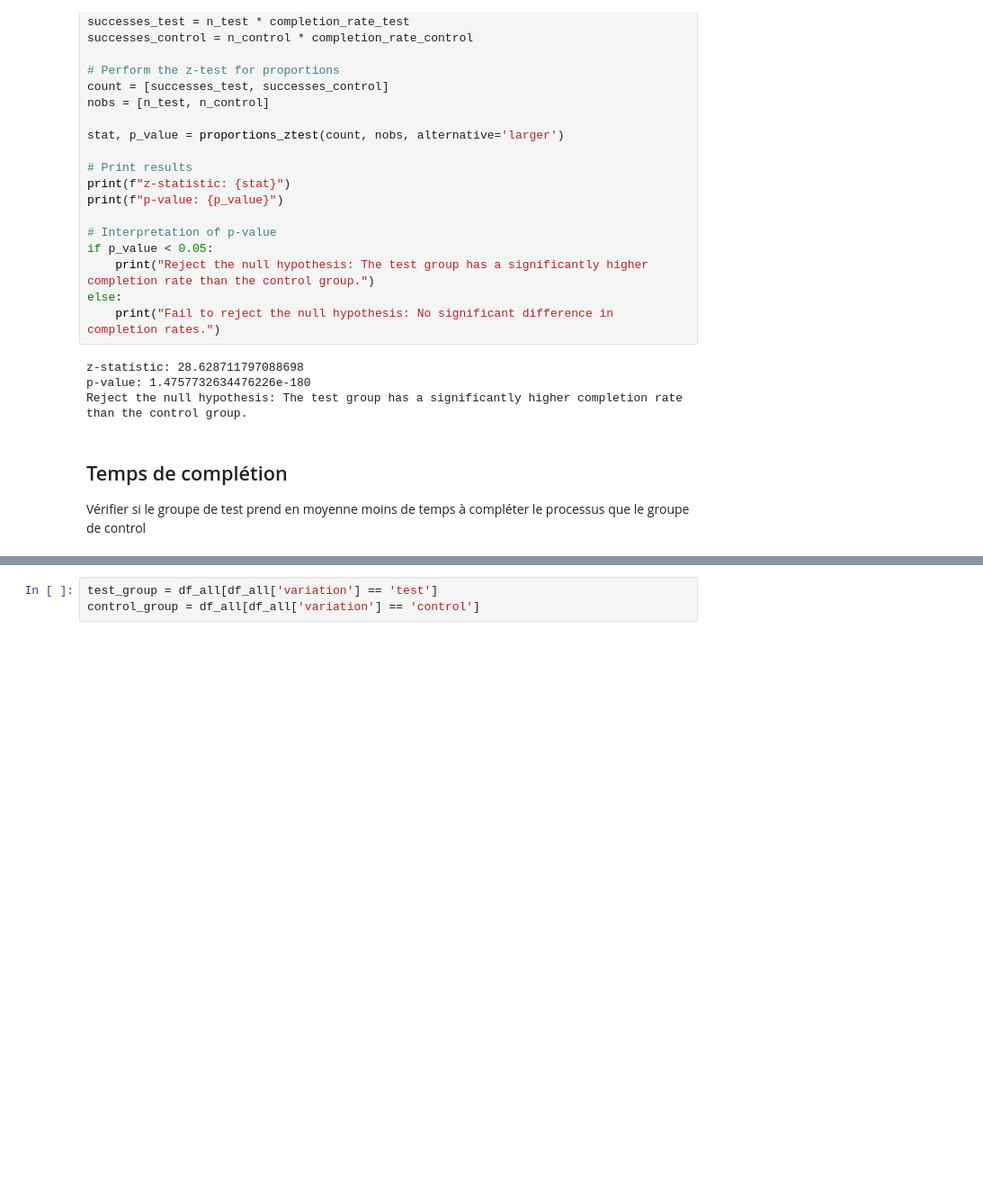
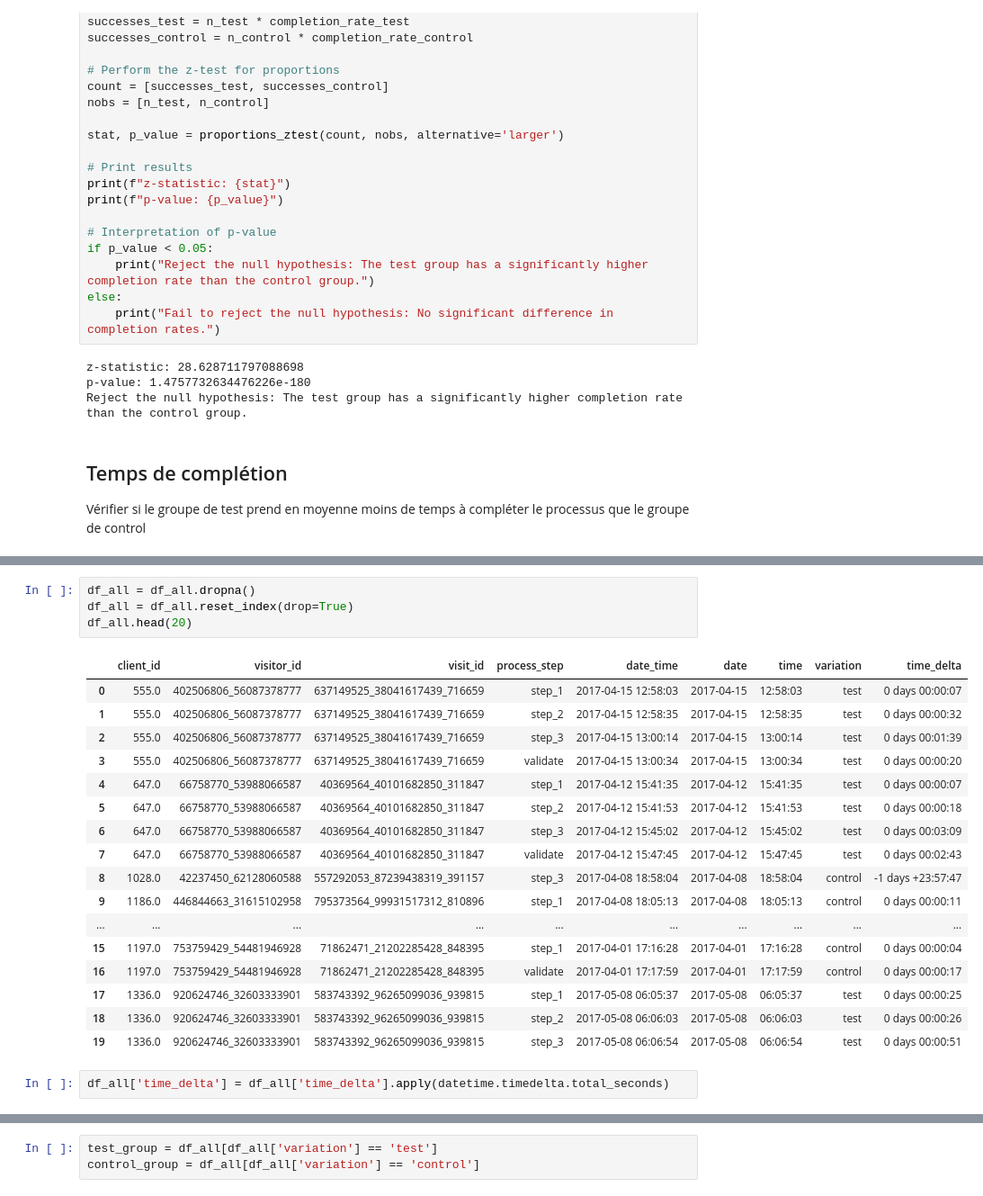
Before and after one commit to Aurelie75FR/Vangard--AB-Test, a Jupyter notebook: notebooks/hypothesis_naeron.ipynb, the cells around one changed output, grey strips where cells are left out. Shown: that part at 90% size. Drawn from its saved outputs; the diff is of its cells as text; blank space fills up the shorter version.

```diff
--- a/notebooks/hypothesis_naeron.ipynb
+++ b/notebooks/hypothesis_naeron.ipynb
@@ -115,0 +145,24 @@ df_all = df_all.reset_index(drop=True)
+# %%
+df_all = df_all.dropna()
+df_all = df_all.reset_index(drop=True)
+df_all.head(20)
+# %% [output]
+|  | client_id | visitor_id | visit_id | process_step | date_time | date | time | variation | time_delta |
+| 0 | 555.0 | 402506806_56087378777 | 637149525_38041617439_716659 | step_1 | 2017-04-15 12:58:03 | 2017-04-15 | 12:58:03 | test | 0 days 00:00:07 |
+| 1 | 555.0 | 402506806_56087378777 | 637149525_38041617439_716659 | step_2 | 2017-04-15 12:58:35 | 2017-04-15 | 12:58:35 | test | 0 days 00:00:32 |
+| 2 | 555.0 | 402506806_56087378777 | 637149525_38041617439_716659 | step_3 | 2017-04-15 13:00:14 | 2017-04-15 | 13:00:14 | test | 0 days 00:01:39 |
+| 3 | 555.0 | 402506806_56087378777 | 637149525_38041617439_716659 | validate | 2017-04-15 13:00:34 | 2017-04-15 | 13:00:34 | test | 0 days 00:00:20 |
+| 4 | 647.0 | 66758770_53988066587 | 40369564_40101682850_311847 | step_1 | 2017-04-12 15:41:35 | 2017-04-12 | 15:41:35 | test | 0 days 00:00:07 |
+| 5 | 647.0 | 66758770_53988066587 | 40369564_40101682850_311847 | step_2 | 2017-04-12 15:41:53 | 2017-04-12 | 15:41:53 | test | 0 days 00:00:18 |
+| 6 | 647.0 | 66758770_53988066587 | 40369564_40101682850_311847 | step_3 | 2017-04-12 15:45:02 | 2017-04-12 | 15:45:02 | test | 0 days 00:03:09 |
+| 7 | 647.0 | 66758770_53988066587 | 40369564_40101682850_311847 | validate | 2017-04-12 15:47:45 | 2017-04-12 | 15:47:45 | test | 0 days 00:02:43 |
+| 8 | 1028.0 | 42237450_62128060588 | 557292053_87239438319_391157 | step_3 | 2017-04-08 18:58:04 | 2017-04-08 | 18:58:04 | control | -1 days +23:57:47 |
+| 9 | 1186.0 | 446844663_31615102958 | 795373564_99931517312_810896 | step_1 | 2017-04-08 18:05:13 | 2017-04-08 | 18:05:13 | control | 0 days 00:00:11 |
+| ... | ... | ... | ... | ... | ... | ... | ... | ... | ... |
+| 15 | 1197.0 | 753759429_54481946928 | 71862471_21202285428_848395 | step_1 | 2017-04-01 17:16:28 | 2017-04-01 | 17:16:28 | control | 0 days 00:00:04 |
+| 16 | 1197.0 | 753759429_54481946928 | 71862471_21202285428_848395 | validate | 2017-04-01 17:17:59 | 2017-04-01 | 17:17:59 | control | 0 days 00:00:17 |
+| 17 | 1336.0 | 920624746_32603333901 | 583743392_96265099036_939815 | step_1 | 2017-05-08 06:05:37 | 2017-05-08 | 06:05:37 | test | 0 days 00:00:25 |
+| 18 | 1336.0 | 920624746_32603333901 | 583743392_96265099036_939815 | step_2 | 2017-05-08 06:06:03 | 2017-05-08 | 06:06:03 | test | 0 days 00:00:26 |
+| 19 | 1336.0 | 920624746_32603333901 | 583743392_96265099036_939815 | step_3 | 2017-05-08 06:06:54 | 2017-05-08 | 06:06:54 | test | 0 days 00:00:51 |
+# %%
+df_all['time_delta'] = df_all['time_delta'].apply(datetime.timedelta.total_seconds)
```
Also changed, not shown: parts of 24 cells of this notebook, 3 other files.
